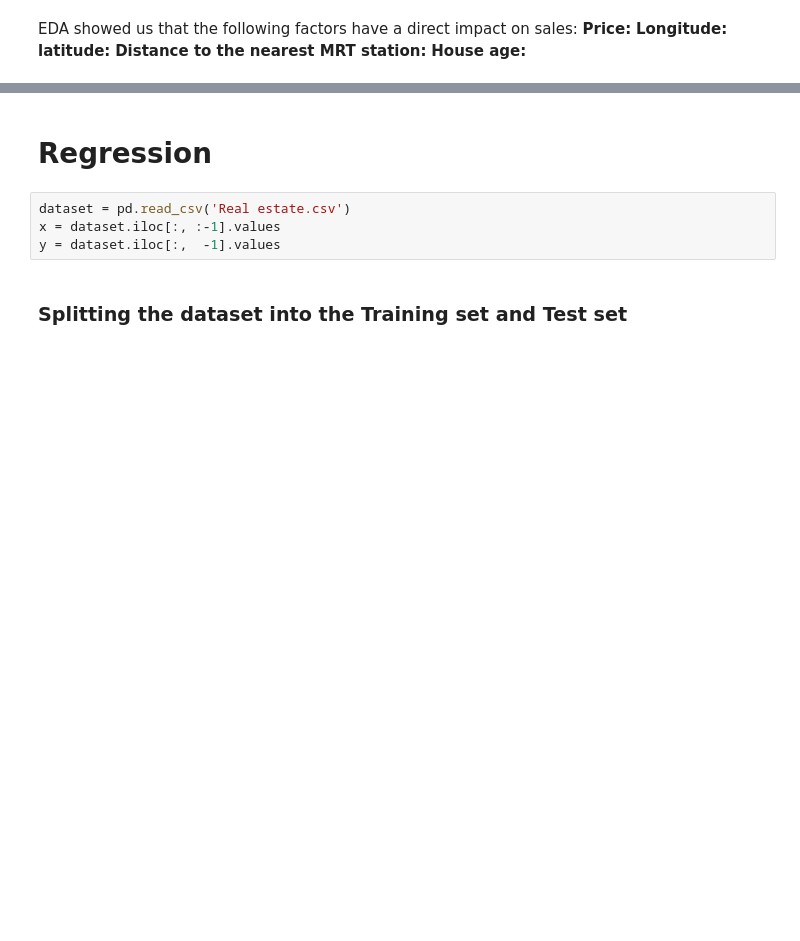
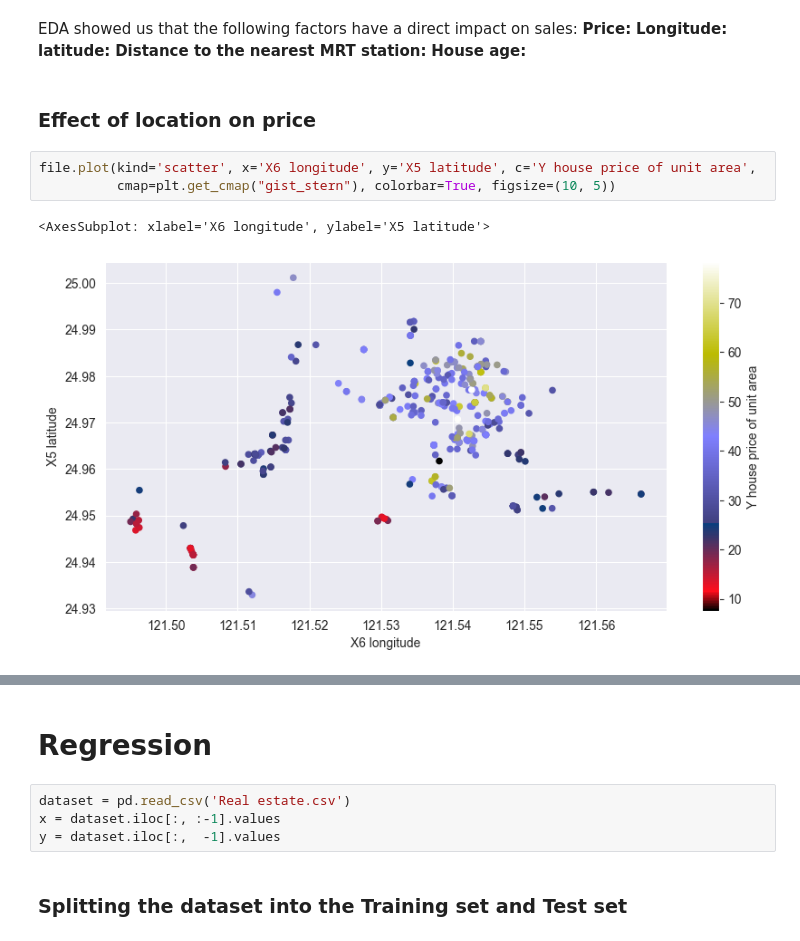
Before and after one commit to pooyanosk1382/ML, a Jupyter notebook: Assignment1/Real State/realState.ipynb, the cells around one changed output, grey strips where cells are left out. Drawn from its saved outputs; the diff is of its cells as text; blank space fills up the shorter version.

```diff
--- a/Assignment1/Real State/realState.ipynb
+++ b/Assignment1/Real State/realState.ipynb
@@ -62,3 +200,11 @@ __Longitude:__
 __latitude:__
 __Distance to the nearest MRT station:__
 __House age:__
+# %% [markdown]
+### Effect of location on price
+# %%
+file.plot(kind='scatter', x='X6 longitude', y='X5 latitude', c='Y house price of unit area',
+          cmap=plt.get_cmap("gist_stern"), colorbar=True, figsize=(10, 5))
+# %% [output]
+<AxesSubplot: xlabel='X6 longitude', ylabel='X5 latitude'>
+[figure, added]
```
Also changed, not shown: parts of 25 cells of this notebook.
